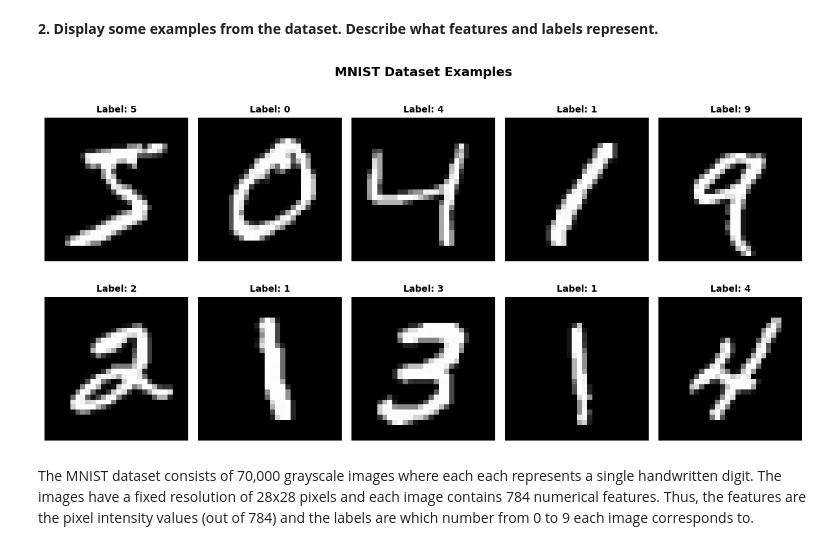
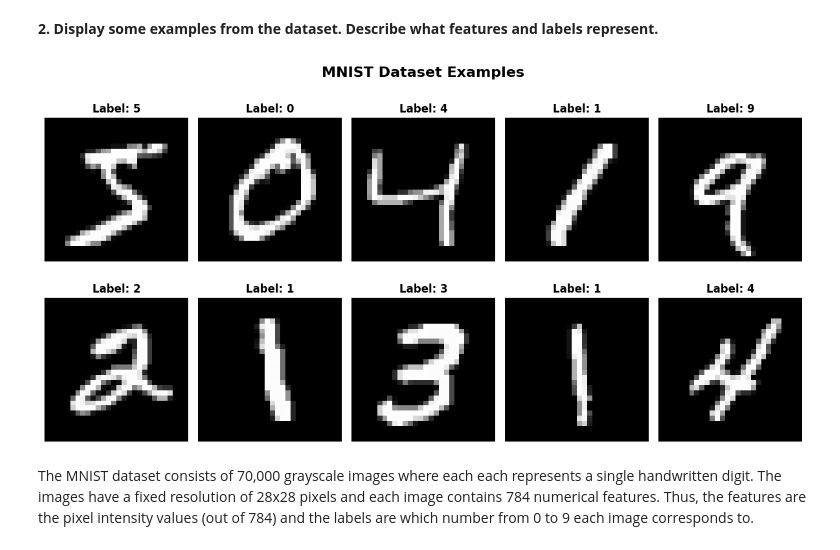
Before and after one commit to saltyypringle/CITS5508-Assignments, a Jupyter notebook: Assignment_1_Dipika_Choudhury.ipynb, the cells around one changed output. Drawn from its saved outputs; the diff is of its cells as text; code cells hidden in the pictures.

```diff
--- a/Assignment_1_Dipika_Choudhury.ipynb
+++ b/Assignment_1_Dipika_Choudhury.ipynb
@@ -16,17 +16,17 @@ y = y.astype(int)
 # %%
 # display some examples from the dataset
 plt.figure(figsize=(12, 6.5))
-plt.suptitle("MNIST Dataset Examples", fontsize=14, fontweight="bold")
+plt.suptitle("MNIST Dataset Examples", fontsize=16, fontweight="bold")
 for i in range(10):
     plt.subplot(2, 5, i + 1)
     plt.imshow(X[i].reshape(28, 28), cmap="gray")
-    plt.title(f"Label: {int(y[i])}", fontsize=10, fontweight="bold")
+    plt.title(f"Label: {int(y[i])}", fontsize=12, fontweight="bold")
     plt.axis("off")
 
 plt.tight_layout()
 plt.show()
 # %% [output]
-[figure, old version]
+[figure, new version]
 # %% [markdown]
 The MNIST dataset consists of 70,000 grayscale images where each each represents a single handwritten digit. The images have a fixed resolution of 28x28 pixels and each image contains 784 numerical features. Thus, the features are the pixel intensity values (out of 784) and the labels are which number from 0 to 9 each image corresponds to.
 # %% [markdown]
```
Also changed, not shown: parts of 4 cells of this notebook.
